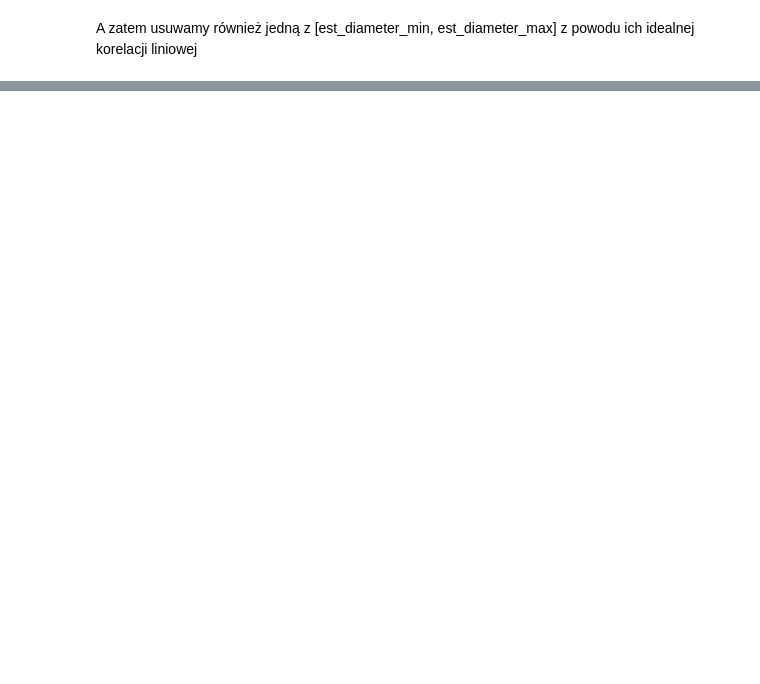
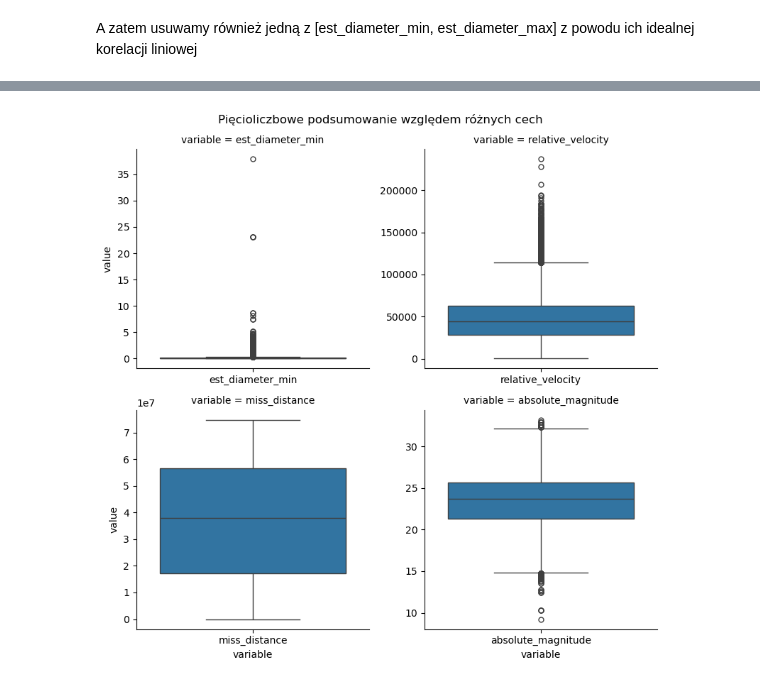
Before and after one commit to Zajecia-na-PWr-LR/lista-4-projekt-grupowy-1, a Jupyter notebook: notebooks/eda.ipynb, the cells around one changed output, grey strips where cells are left out. Cells and saved outputs as stored; diff of their text form; code cells hidden in the pictures; blank space fills up the shorter version.

```diff
--- a/notebooks/eda.ipynb
+++ b/notebooks/eda.ipynb
@@ -136,2 +175,5 @@ plt.show()
 # %% [markdown]
 A zatem usuwamy również jedną z [est_diameter_min, est_diameter_max] z powodu ich idealnej korelacji liniowej
+# %%
+df = df.drop("est_diameter_max", axis=1)
+df.info()
@@ -137,0 +194,20 @@ A zatem usuwamy również jedną z [est_diameter_min, est_diameter_max] z powodu
+# %%
+melted = pd.melt(df.drop("id", axis=1).select_dtypes(include=["number"]))
+sns.catplot(
+    data=melted,
+    x="variable",
+    y="value",
+    kind="box",
+    col="variable",
+    col_wrap=2,
+    sharey=False,
+    sharex=False,
+    height=4,
+    aspect=1
+)
+
+plt.suptitle("Pięcioliczbowe podsumowanie względem różnych cech")
+plt.tight_layout()
+plt.show()
+# %% [output]
+[figure, added]
```
Also changed, not shown: parts of 20 cells of this notebook, 5 other files.
